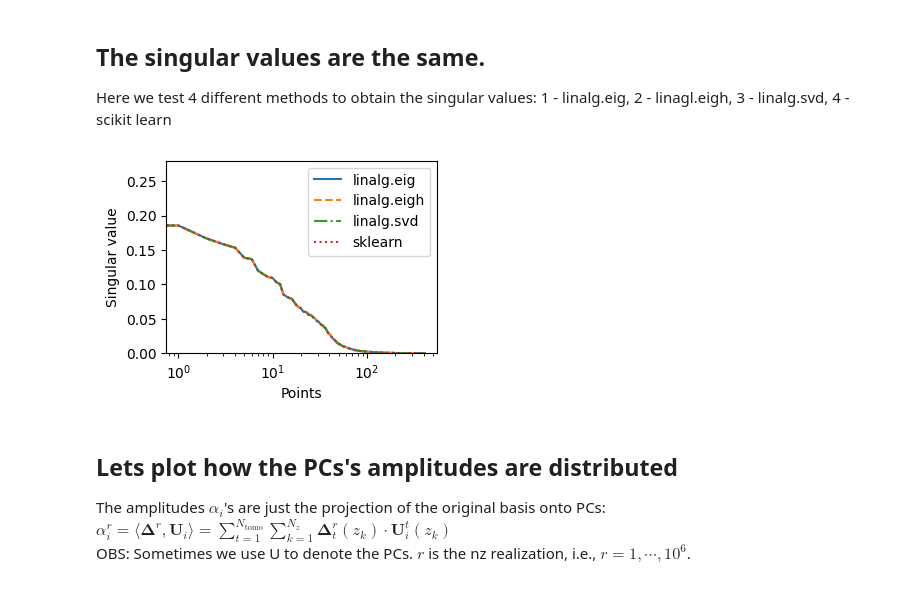
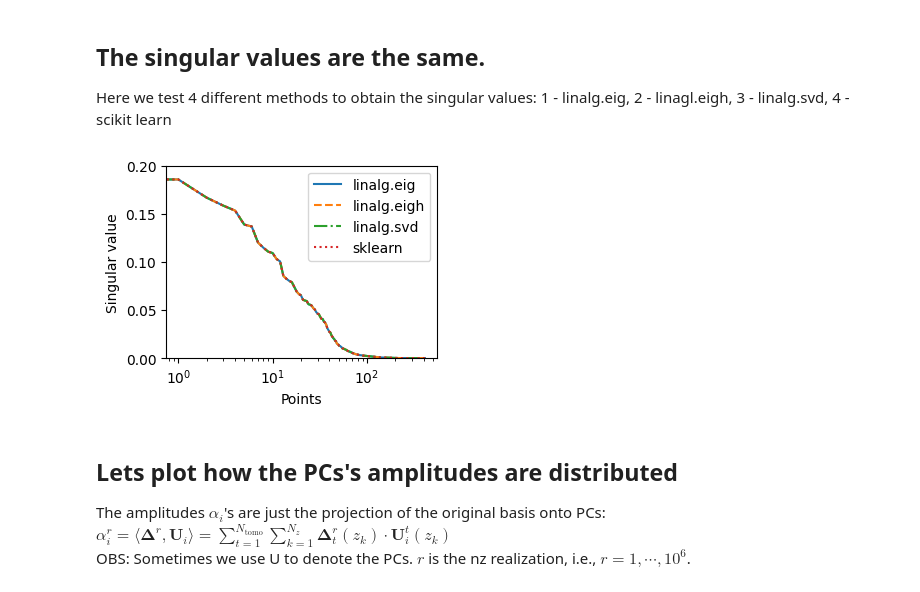
Before and after one commit to Roman-HLIS-Cosmology-PIT/cocoa_photoz, a Jupyter notebook: codes/example.ipynb, the cells around one changed output. Cells and saved outputs as stored; diff of their text form; code cells hidden in the pictures.

```diff
--- a/codes/example.ipynb
+++ b/codes/example.ipynb
@@ -8,14 +8,3 @@ from getdist import MCSamples, plots
 from scipy.stats import norm
 
 plt.rcParams['figure.figsize'] = (3.5, 2.5)
-# %%
-path='/gpfs/scratch/pit-roman-hlis/Diogo/cocoapy310/Cocoa/cocoa_photoz/'
-
-nz = h5py.File(f'{path}/roman_nz_realizations/sc1b_d4/nz_samples_LHC0_pointZ_1e6_Roman_sc1b_d4.h5','r')
-z = np.array(nz['zbinsc'])
-
-# Global parameters
-Nz = 46 #len(z)
-Nt = 9 # tomo bins
-Nd = Nz*Nt # 414
-r = 5000 # hundreds/thousands out of 1M realizations
@@ -25,20 +56,23 @@ np.random.seed(42)
 sims_indexes = np.random.randint(1, 10**6 + 1, size=r)
 tot = len(sims_indexes)
 
-rows = []
+if survey == 'roman':
+    rows = []
+    for j in sims_indexes:
+        row = []
+        for i in range(Nt):
+            normalized = nz[f'bin{i}'][j] / np.trapz(y=nz[f'bin{i}'][j], x=z)
+            row.append(normalized)
+        rows.append(np.hstack(row))
 
-for j in range(tot):
-    #print(f"Normalizing n(z) # {j}")
-    row = []
-    for i in range(9):
-        normalized = nz[f'bin{i}'][j] / np.trapz(y=nz[f'bin{i}'][j], x=z)
-        row.append(normalized)
-    rows.append(np.hstack(row))
-
-n = np.vstack(rows)
-nbar = np.mean(n,axis=0)
-ndiff = n - nbar
-Cn = np.einsum('ij,ik->jk',ndiff,ndiff) / (ndiff.shape[0]-1)
+    nz = np.vstack(rows)
+    nbar = np.mean(nz,axis=0)
+    ndiff = nz - nbar
+    Cn = np.einsum('ij,ik->jk',ndiff,ndiff) / (ndiff.shape[0]-1) # equivalent to Cn = ndiff.T @ ndiff
+elif survey == 'des':
+    nbar = np.mean(nz,axis=0)
+    ndiff = nz - nbar
+    Cn = np.einsum('ij,ik->jk',ndiff,ndiff) / (ndiff.shape[0]-1) # equivalent to Cn = ndiff.T @ ndiff
 # %% [markdown]
 # Unweighted PCA
 # %%
@@ -108,17 +182,17 @@ Here we test 4 different methods to obtain the singular values:   1 - linalg.eig
 # %%
 Ms = list(range(Nd))
 plt.figure()
 plt.plot(Ms,eig_vals,ls='-',label='linalg.eig')
 plt.plot(Ms,eigh_vals,ls='--',label='linalg.eigh')
 plt.plot(Ms,svd_vals,ls='-.',label='linalg.svd')
 plt.plot(Ms,skl_vals,ls=':',label='sklearn')
 plt.xscale('log')
-plt.ylim(0,0.28)
+plt.ylim(0,0.2)
 plt.xlabel('Points')
 plt.ylabel('Singular value')
 plt.legend(loc='best');
 # %% [output]
-[figure, old version]
+[figure, new version]
 # %% [markdown]
 ## Lets plot how the PCs's amplitudes are distributed
 The amplitudes $\alpha_i$'s are just the projection of the original basis onto PCs: $\alpha_i^{r} =\langle\mathbf{\Delta}^{r},\mathbf{U}_i\rangle = \sum_{t=1}^{N_\text{tomo}}\sum_{k=1}^{N_z}\mathbf{\Delta}^{r}_t(z_k)\cdot \mathbf{U}_i^t(z_k)$
```
Also changed, not shown: parts of 11 cells of this notebook, 1 other file.
